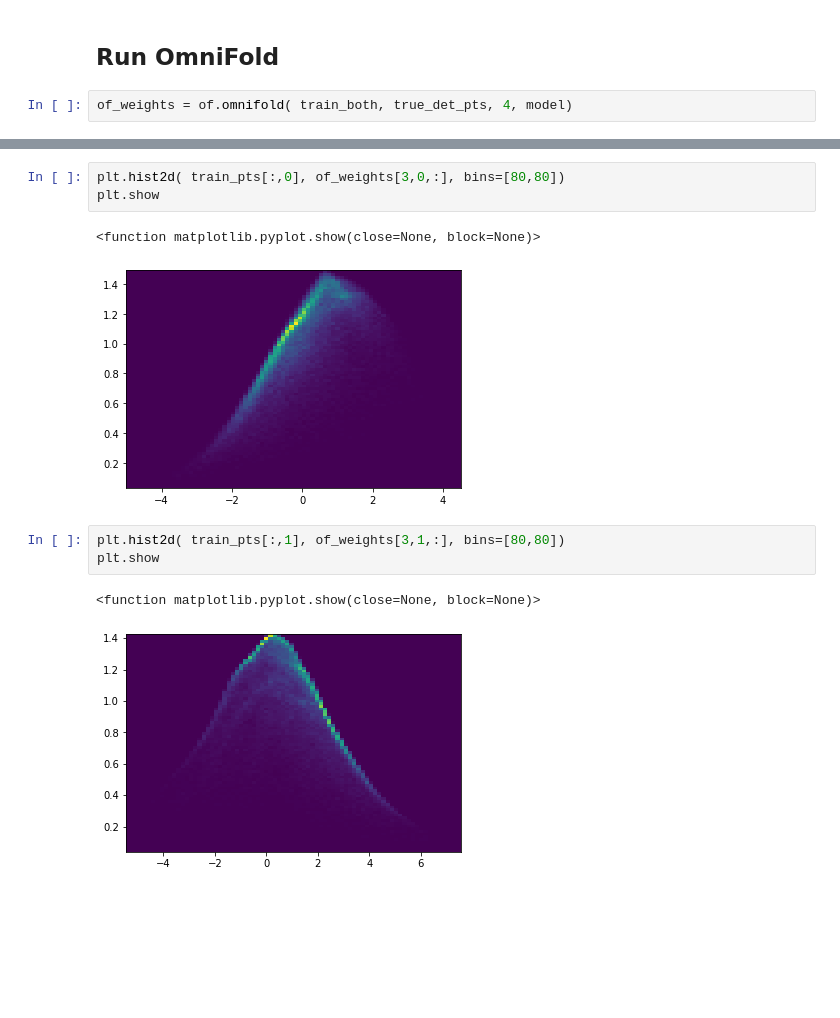
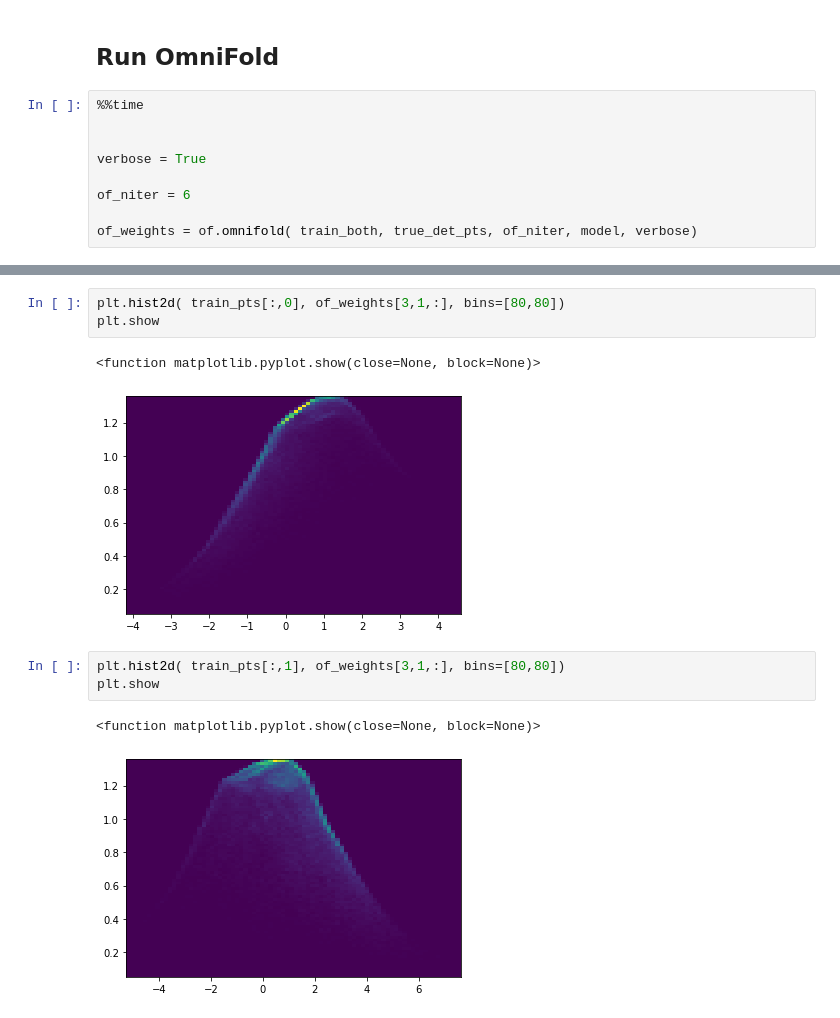
Before and after one commit to owen234/omnifold-testing1, a Jupyter notebook: toy_study1a.ipynb, the cells around one changed output, grey strips where cells are left out. Saved outputs shown, nothing was run; the diff lists cells and outputs as text; blank space fills up the shorter version.

```diff
--- a/toy_study1a.ipynb
+++ b/toy_study1a.ipynb
@@ -190,5 +213,12 @@ train_both = np.stack([train_pts, train_det_pts], axis=1)
 # %% [markdown]
 ## Run OmniFold
 # %%
-of_weights = of.omnifold( train_both, true_det_pts, 4, model)
+%%time
+
+
+verbose = True
+
+of_niter = 6
+
+of_weights = of.omnifold( train_both, true_det_pts, of_niter, model, verbose)
 # %% [output]
@@ -257,12 +355,12 @@ plt.show
 # %%
-plt.hist2d( train_pts[:,0], of_weights[3,0,:], bins=[80,80])
+plt.hist2d( train_pts[:,0], of_weights[3,1,:], bins=[80,80])
 plt.show
 # %% [output]
 <function matplotlib.pyplot.show(close=None, block=None)>
-[figure, old version]
+[figure, new version]
 # %%
 plt.hist2d( train_pts[:,1], of_weights[3,1,:], bins=[80,80])
 plt.show
 # %% [output]
 <function matplotlib.pyplot.show(close=None, block=None)>
-[figure, old version]
+[figure, new version]
```
Also changed, not shown: parts of 17 cells of this notebook, 1 other file.
